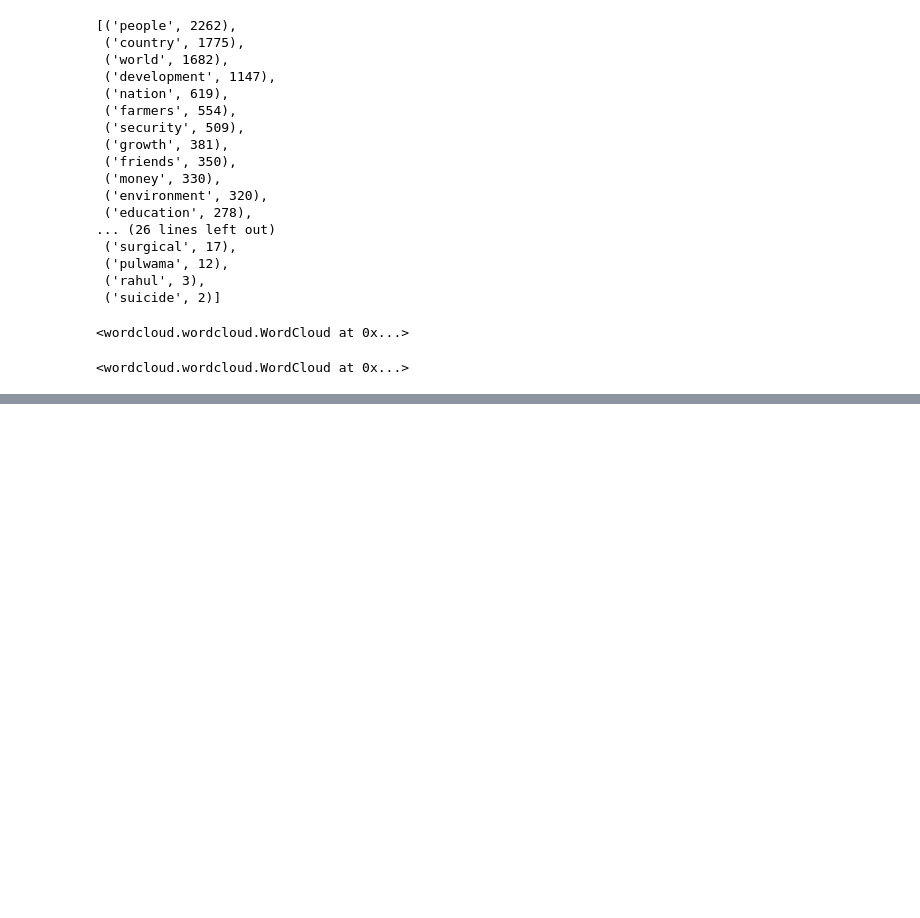
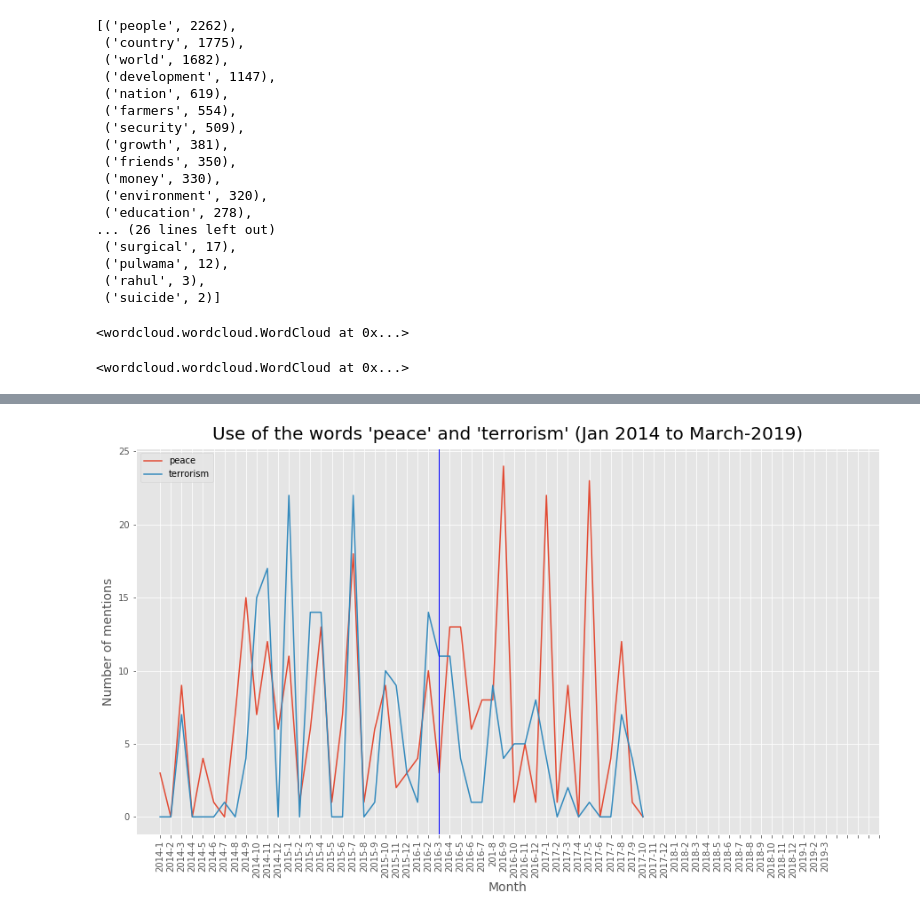
Before and after one commit to katreparitosh/Discourse-Analytics-of-Political-Speech-Transcripts, a Jupyter notebook: Code/Analysis/Analysis.ipynb, the cells around one changed output, grey strips where cells are left out. Saved outputs shown, nothing was run; the diff lists cells and outputs as text; code cells hidden in the pictures; blank space fills up the shorter version.

```diff
--- a/Code/Analysis/Analysis.ipynb
+++ b/Code/Analysis/Analysis.ipynb
@@ -330,0 +350,15 @@ plt.show()
+# %%
+peace_by_month = by_year_month['peace'].agg('sum')
+terrorism_by_month = by_year_month['terrorism'].agg('sum')
+peace_by_month.plot()
+terrorism_by_month.plot()
+plt.title("Use of the words 'peace' and 'terrorism' (Jan 2014 to March-2019)", fontdict={'fontsize': 20,\
+                                                                                'verticalalignment': 'bottom'})
+plt.ylabel("Number of mentions", fontdict={'fontsize': 14})
+plt.xlabel("Month", fontdict={'fontsize': 14})
+labels = month_labels
+plt.xticks(range(68), labels, rotation='vertical')
+plt.axvline(x=26, linewidth=1, color='b')
+plt.legend(['peace', 'terrorism'], loc='upper left');
+# %% [output]
+[figure, added]
```
Also changed, not shown: parts of 7 cells of this notebook, 2 other files.
